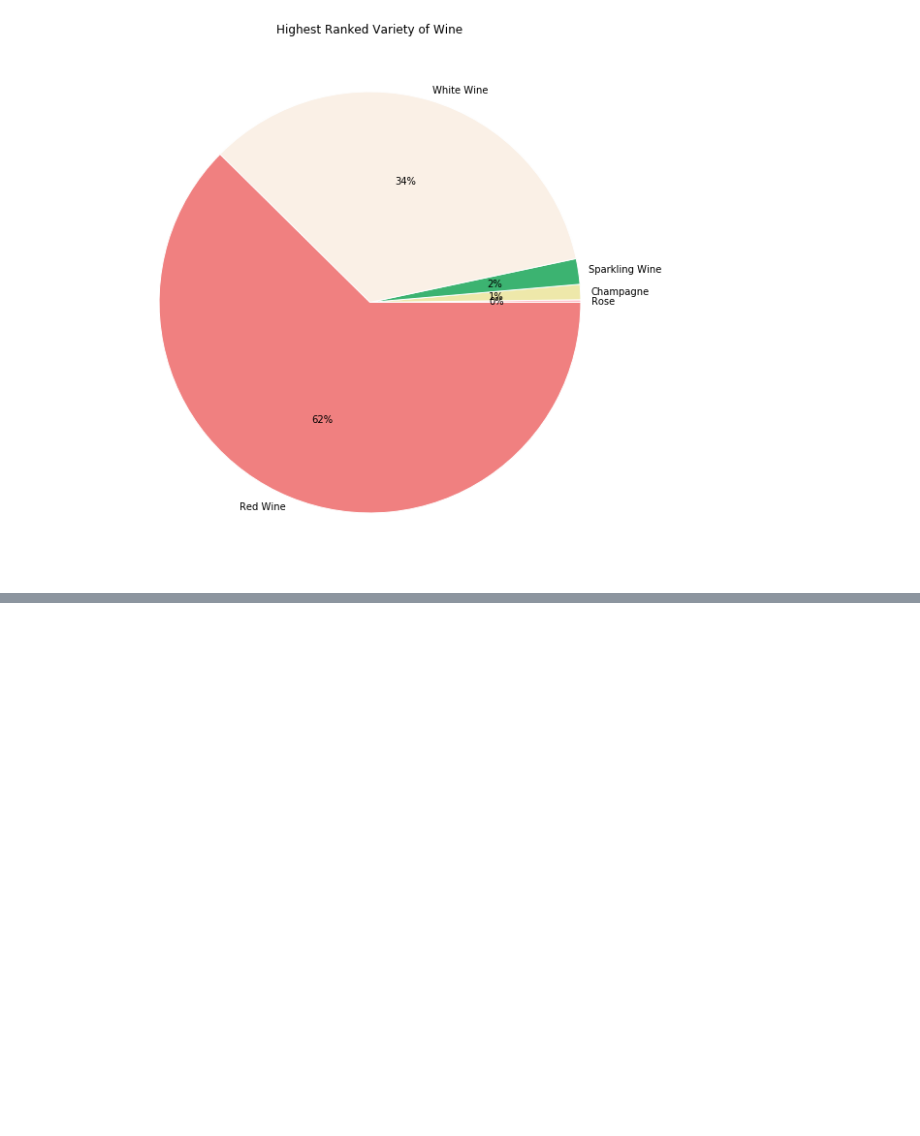
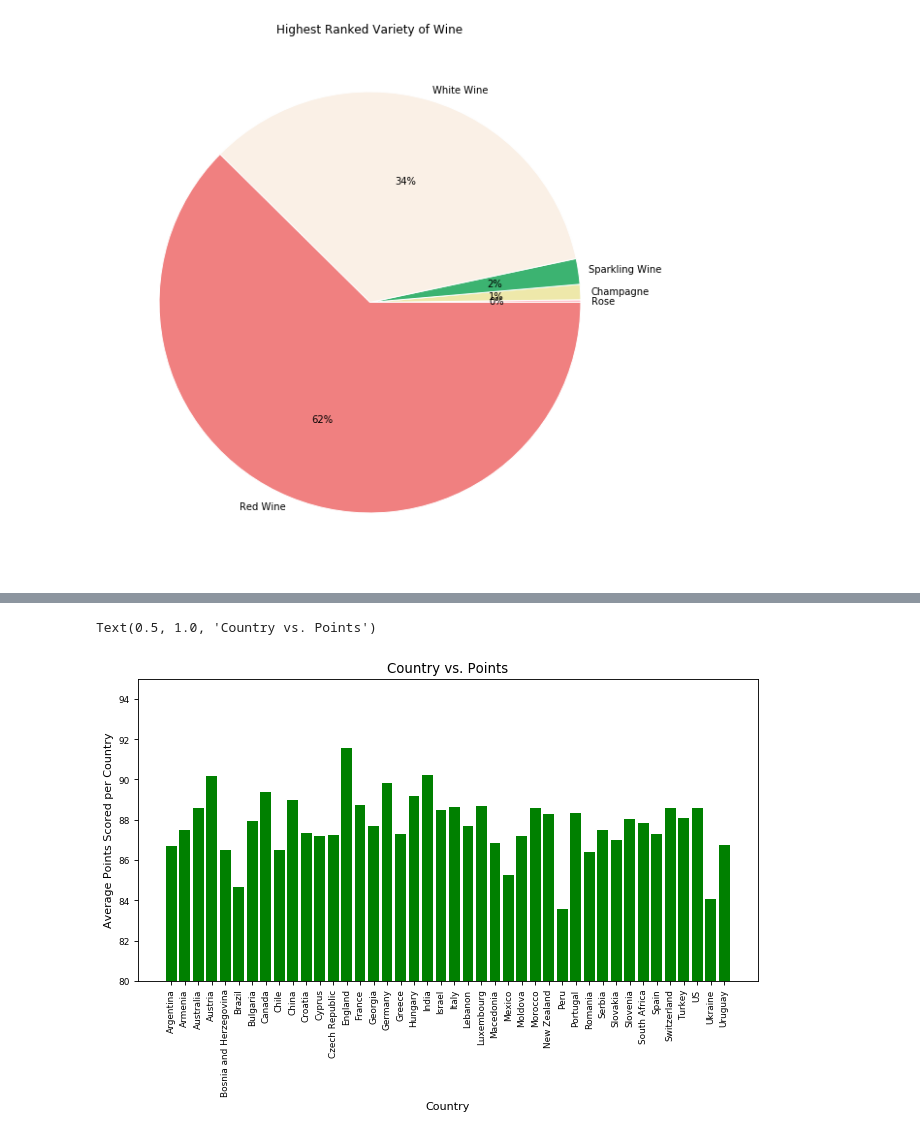
Before and after one commit to renatonico/Pygeons, a Jupyter notebook: notebooks/matt.ipynb, the cells around one changed output, grey strips where cells are left out. Drawn from its saved outputs; the diff is of its cells as text; code cells hidden in the pictures; blank space fills up the shorter version.

```diff
--- a/notebooks/matt.ipynb
+++ b/notebooks/matt.ipynb
@@ -138,12 +157,15 @@ df_variety.head()
 # %%
 #l1= ax.bar(df_variety["country"], df_variety["points"], color='g')
 fig, ax= plt.subplots(num=1,figsize=(10,5), dpi=80, facecolor='w', edgecolor='k')
 l1= ax.bar(df_variety["country"], df_variety["points"], color='g')
 plt.ylim([80,95])
 plt.xticks(rotation=90, fontsize=5)
 plt.xticks(size = 8)
 plt.yticks(size = 8)
 plt.xticks(rotation=90)
 plt.xlabel("Country")
 plt.ylabel("Average Points Scored per Country")
-plt.title("Country vs. Price")
+plt.title("Country vs. Points")
+# %% [output]
+Text(0.5, 1.0, 'Country vs. Points')
+[figure, added]
```
Also changed, not shown: parts of 5 cells of this notebook.
